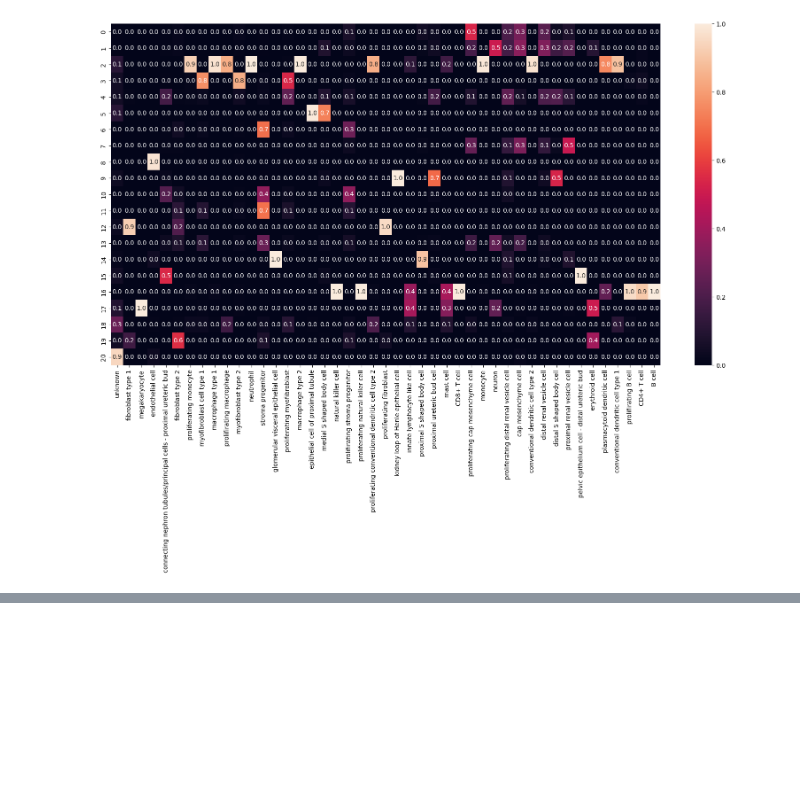
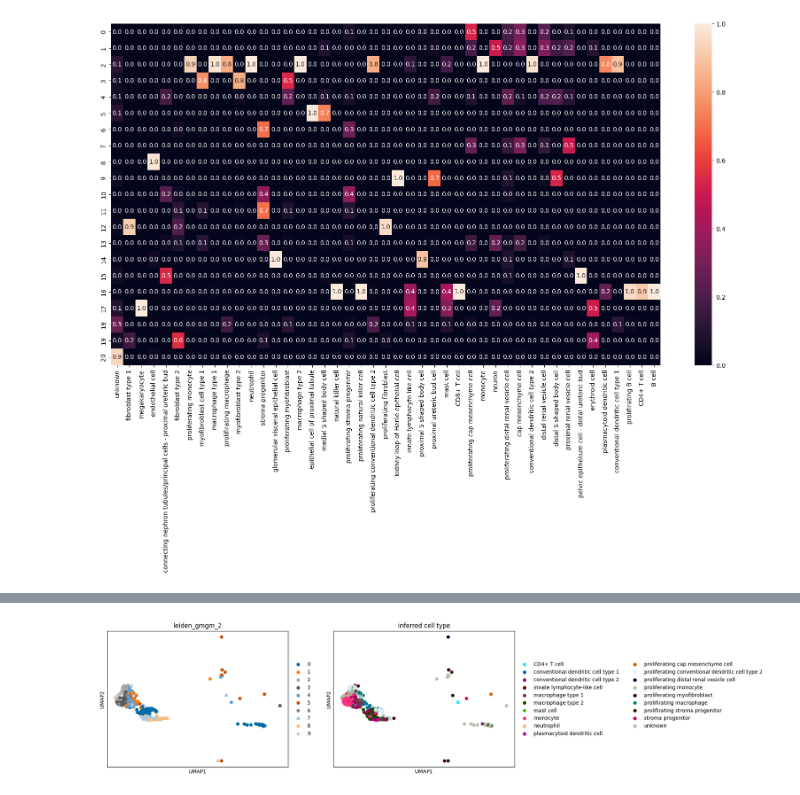
Before and after one commit to BaileyAndrew/ellis-summerschool, a Jupyter notebook: notebooks/experiment.ipynb, the cells around one changed output, grey strips where cells are left out. Drawn from its saved outputs; the diff is of its cells as text; code cells hidden in the pictures; blank space fills up the shorter version.

Commit message:
Cell type overlaps

```diff
--- a/notebooks/experiment.ipynb
+++ b/notebooks/experiment.ipynb
@@ -403,0 +408,11 @@ pass
+# %%
+# AnnData and scanpy are a work-in-progress; at the time of writing this tutorial,
+# they do not have great support for the new "array api" of sparse matrices,
+# rather still relying on the (long-since-deprecated) "matrix api".
+# If we don't cast this to the matrix API, it will cause an error message later.
+# This is a technical nuisance that will hopefully be fixed by AnnData fairly soon.
+gadata.obsp["cell_gmgm"] = sparse.csr_matrix(gadata.obsp["cell_gmgm"])
+
+
+gadata_2 = gadata[gadata.obs["leiden_gmgm"] == "2"]
+gadata_2
@@ -403,0 +440,4 @@ pass
+# %%
+sc.pl.umap(gadata_2, color=['leiden_gmgm_2', 'inferred cell type'])
+# %% [output]
+[figure, added]
```
Also changed, not shown: parts of 17 cells of this notebook.
